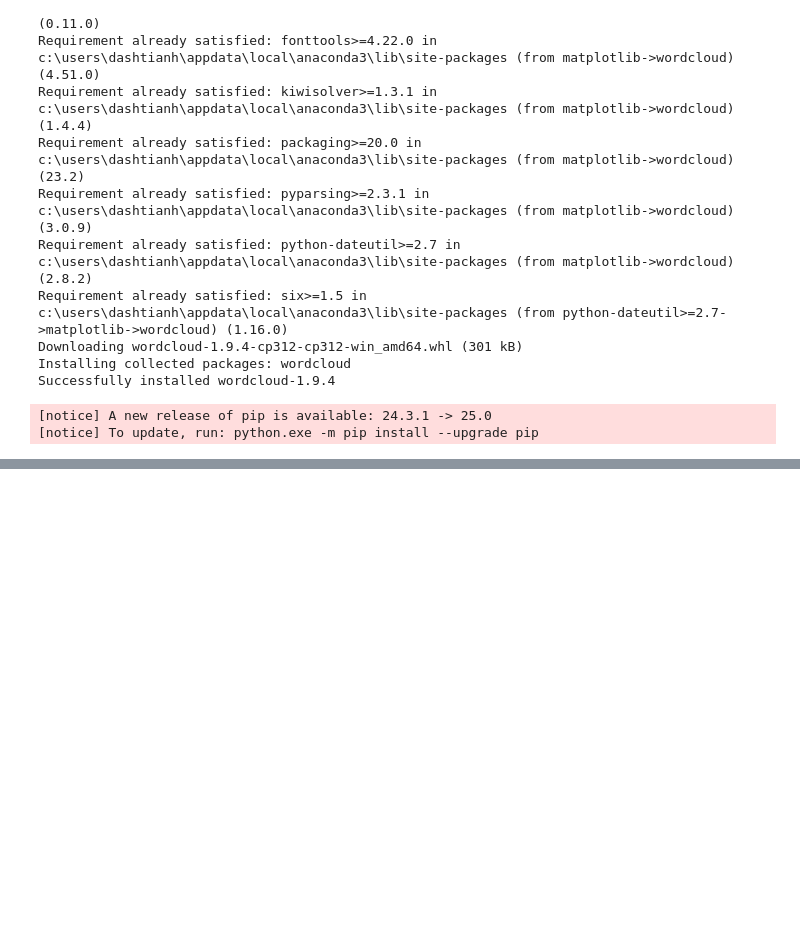
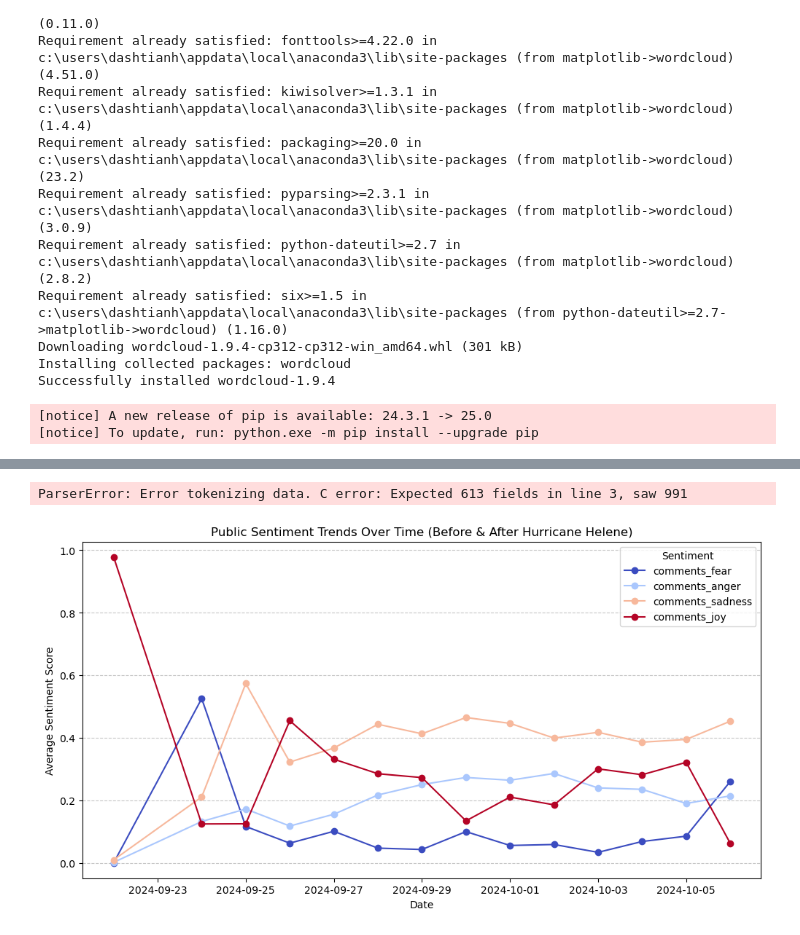
Before and after one commit to adilW-2005/Hurricane-Helene-SentimentAnalysis, a Jupyter notebook: sentiment_analysis.ipynb, the cells around one changed output, grey strips where cells are left out. Saved outputs shown, nothing was run; the diff lists cells and outputs as text; code cells hidden in the pictures; blank space fills up the shorter version.

Commit message:
Add Hurricane Helene sentiment analysis notebook

```diff
--- a/sentiment_analysis.ipynb
+++ b/sentiment_analysis.ipynb
@@ -459,0 +515,49 @@ Successfully installed wordcloud-1.9.4
+# %%
+import pandas as pd
+import matplotlib.pyplot as plt
+import seaborn as sns
+
+# Load the sentiment dataset
+df_sentiment = pd.read_csv("hh.csv")
+
+# Select relevant sentiment columns
+sentiment_columns = ["comments_love", "comments_anger", "comments_fear", "comments_surprise",
+                     "title_sadness", "title_joy", "title_anger", "title_fear", "title_surprise"]
+
+# Ensure time column exists (modify if needed)
+df_sentiment["Time"] = pd.to_datetime(df_sentiment["publishTime"], errors="coerce")
+
+# Group sentiment scores by date
+df_sentiment_time = df_sentiment.groupby(df_sentiment["Time"].dt.date)[sentiment_columns].mean()
+
+# Display the first few rows
+print(df_sentiment_time.head())
+# %% [output]
+ParserError: Error tokenizing data. C error: Expected 613 fields in line 3, saw 991
+# %%
+import pandas as pd
+import matplotlib.pyplot as plt
+
+# Load processed sentiment dataset
+df_sentiment = pd.read_csv("hh.csv", sep="\t")
+
+# Convert timestamp column to datetime
+df_sentiment["Time"] = pd.to_datetime(df_sentiment["publishTime"], errors="coerce")
+
+# Group by date and calculate mean sentiment scores
+df_sentiment_time = df_sentiment.groupby(df_sentiment["Time"].dt.date)[
+    ["comments_fear", "comments_anger", "comments_sadness", "comments_joy"]
+].mean()
+
+# Plot sentiment trends
+df_sentiment_time.plot(figsize=(12, 6), marker="o", colormap="coolwarm")
+
+plt.xlabel("Date")
+plt.ylabel("Average Sentiment Score")
+plt.title("Public Sentiment Trends Over Time (Before & After Hurricane Helene)")
+plt.legend(title="Sentiment")
+plt.grid(axis="y", linestyle="--", alpha=0.7)
+
+plt.show()
+# %% [output]
+[figure, added]
```
Also changed, not shown: parts of 5 cells of this notebook.
